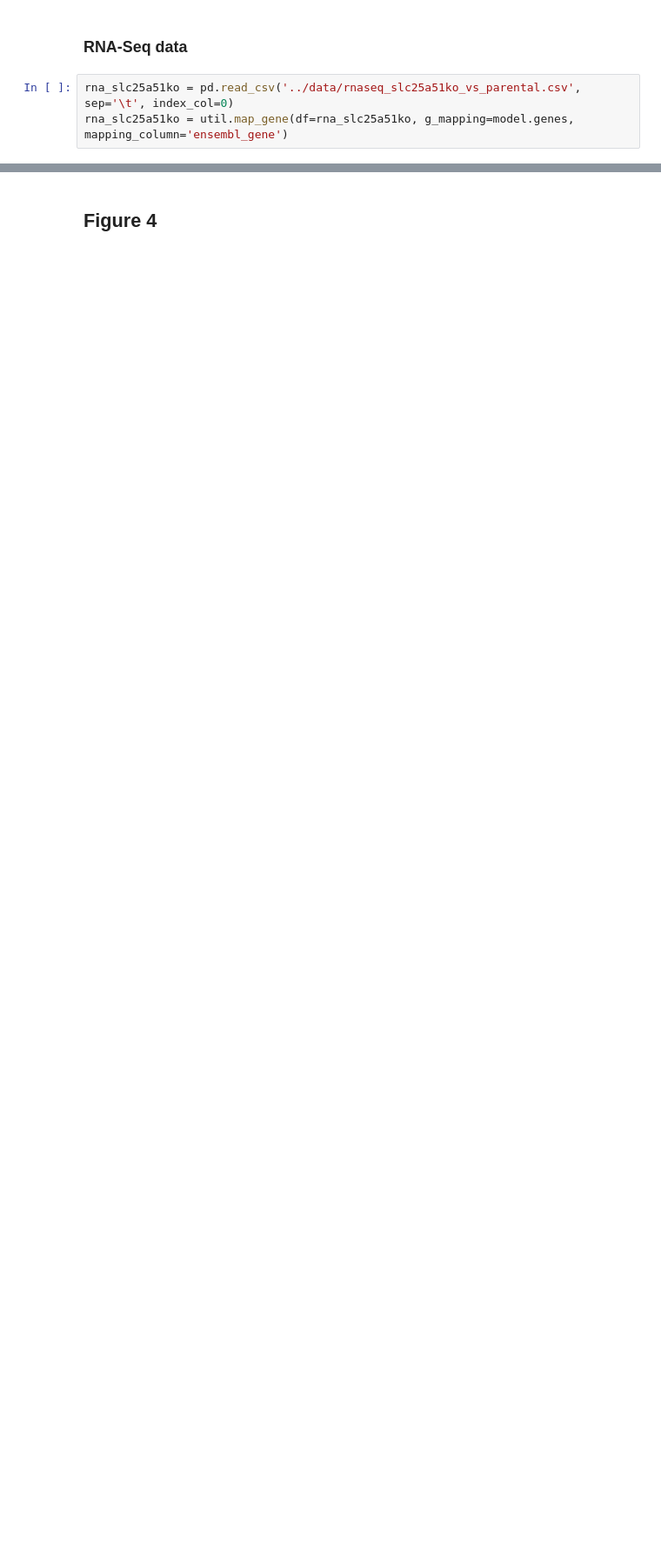
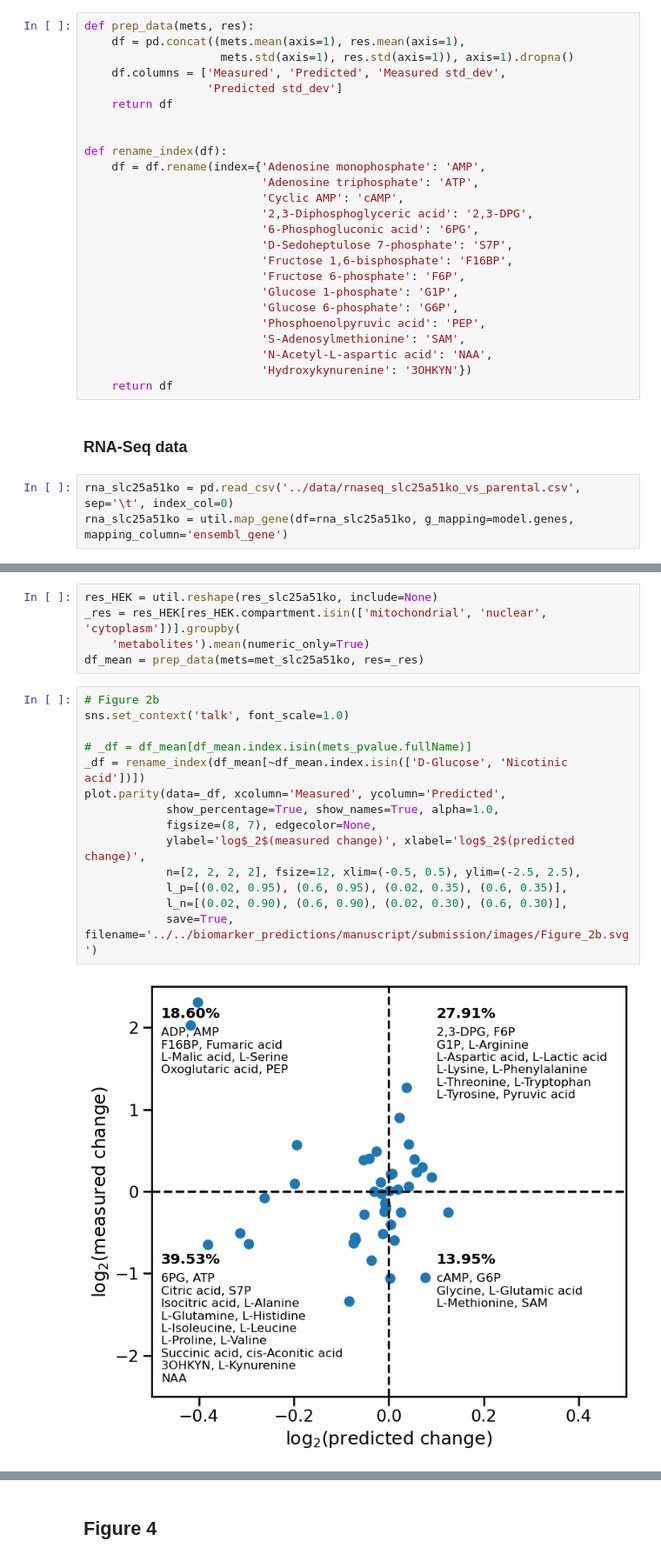
Before and after one commit to MolecularBioinformatics/prm_manuscript, a Jupyter notebook: jupyter_notebooks/figures_main_text.ipynb, the cells around one changed output, grey strips where cells are left out. Shown: that part at 87% size. Drawn from its saved outputs; the diff is of its cells as text; blank space fills up the shorter version.

```diff
--- a/jupyter_notebooks/figures_main_text.ipynb
+++ b/jupyter_notebooks/figures_main_text.ipynb
@@ -23,3 +39,28 @@ met_uc = pd.read_csv('../data/metabolomics_uc_vs_healthy.csv', sep=',')
+# %%
+def prep_data(mets, res):
+    df = pd.concat((mets.mean(axis=1), res.mean(axis=1),
+                    mets.std(axis=1), res.std(axis=1)), axis=1).dropna()
+    df.columns = ['Measured', 'Predicted', 'Measured std_dev',
+                  'Predicted std_dev']
+    return df
+
+
+def rename_index(df):
+    df = df.rename(index={'Adenosine monophosphate': 'AMP',
+                          'Adenosine triphosphate': 'ATP',
+                          'Cyclic AMP': 'cAMP',
+                          '2,3-Diphosphoglyceric acid': '2,3-DPG',
+                          '6-Phosphogluconic acid': '6PG',
+                          'D-Sedoheptulose 7-phosphate': 'S7P',
+                          'Fructose 1,6-bisphosphate': 'F16BP',
+                          'Fructose 6-phosphate': 'F6P',
+                          'Glucose 1-phosphate': 'G1P',
+                          'Glucose 6-phosphate': 'G6P',
+                          'Phosphoenolpyruvic acid': 'PEP',
+                          'S-Adenosylmethionine': 'SAM',
+                          'N-Acetyl-L-aspartic acid': 'NAA',
+                          'Hydroxykynurenine': '3OHKYN'})
+    return df
 # %% [markdown]
 ### RNA-Seq data
 # %%
@@ -42 +69,22 @@ res_uc = pd.read_csv('../data/pr_prot_uc_vs_healthy.csv', sep='\t', index_col=0)
+# %%
+res_HEK = util.reshape(res_slc25a51ko, include=None)
+_res = res_HEK[res_HEK.compartment.isin(['mitochondrial', 'nuclear', 'cytoplasm'])].groupby(
+    'metabolites').mean(numeric_only=True)
+df_mean = prep_data(mets=met_slc25a51ko, res=_res)
+# %%
+# Figure 2b
+sns.set_context('talk', font_scale=1.0)
+
+# _df = df_mean[df_mean.index.isin(mets_pvalue.fullName)]
+_df = rename_index(df_mean[~df_mean.index.isin(['D-Glucose', 'Nicotinic acid'])])
+plot.parity(data=_df, xcolumn='Measured', ycolumn='Predicted',
+            show_percentage=True, show_names=True, alpha=1.0,
+            figsize=(8, 7), edgecolor=None,
+            ylabel='log$_2$(measured change)', xlabel='log$_2$(predicted change)',
+            n=[2, 2, 2, 2], fsize=12, xlim=(-0.5, 0.5), ylim=(-2.5, 2.5),
+            l_p=[(0.02, 0.95), (0.6, 0.95), (0.02, 0.35), (0.6, 0.35)],
+            l_n=[(0.02, 0.90), (0.6, 0.90), (0.02, 0.30), (0.6, 0.30)],
+            save=True, filename='../../biomarker_predictions/manuscript/submission/images/Figure_2b.svg')
+# %% [output]
+[figure, added]
 # %%
```
Also changed, not shown: parts of 34 cells of this notebook, 6 other files.
